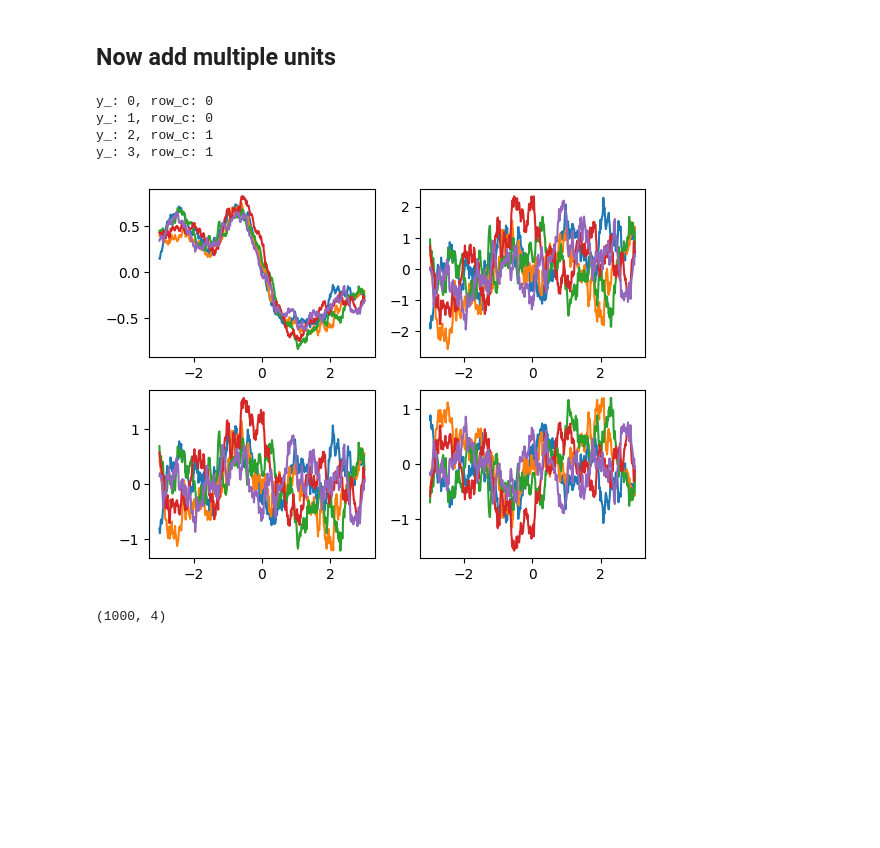
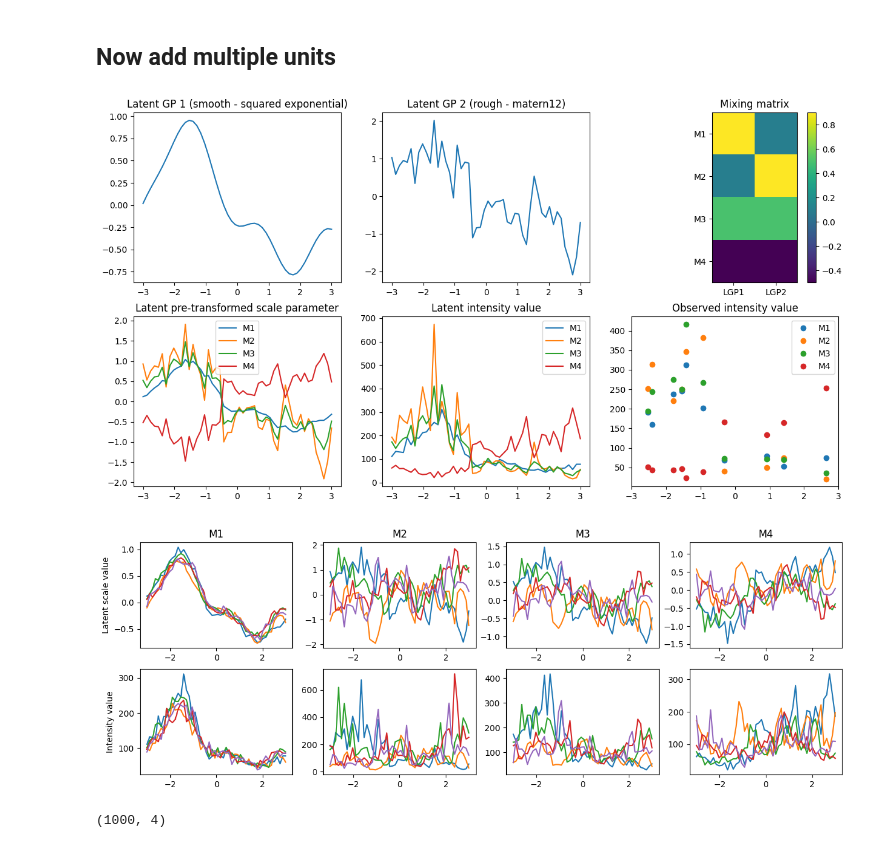
Before and after one commit to omicsEye/waveome, a Jupyter notebook: multioutput/multioutput_simulation.ipynb, the cells around one changed output. Drawn from its saved outputs; the diff is of its cells as text; code cells hidden in the pictures; blank space fills up the shorter version.

Commit message:
Update notebooks for multioutput work

```diff
--- a/multioutput/multioutput_simulation.ipynb
+++ b/multioutput/multioutput_simulation.ipynb
@@ -23,18 +23,18 @@ w_matrix = np.array([[0.9, 0.1],[0.1, 0.9],[.5, .5], [-.5, -.5]])
 
 
 # Input points
-x_grid = np.linspace(start=-3, stop=3, num=1000).reshape(-1, 1)
-n_obs = 100
+x_grid = np.linspace(start=-3, stop=3, num=2000).reshape(-1, 1)
+n_obs = 20
 
 # Inference in latent space
-np.random.seed(0)
+np.random.seed(9102)
 lrv1 = np.random.multivariate_normal(
     mean=np.zeros_like(x_grid.flatten()),
     cov=k1.K(x_grid),
     size=1
 ).T
 # Just make sin function for now
-lrv1 = np.sin(x_grid).reshape(-1, 1)
+# lrv1 = np.sin(x_grid).reshape(-1, 1)
 
 lrv2 = np.random.multivariate_normal(
     mean=np.zeros_like(x_grid.flatten()),
@@ -402,7 +402,7 @@ for i in range(num_gps):
 k1_ind = gpflow.kernels.SquaredExponential(active_dims=[1])
 k2_ind = kernels.Categorical(active_dims=[0]) * gpflow.kernels.Matern12(variance=1., lengthscales=0.5, active_dims=[1])
 
-x_grid = np.linspace(start=-3, stop=3, num=500).reshape(-1, 1)
+x_grid = np.linspace(start=-3, stop=3, num=50).reshape(-1, 1)
 w_matrix = np.array([[0.9, 0.1],[0.1, 0.9],[.5, .5], [-.5, -.5]])
 ids = np.arange(start=1, stop=6)
 id_grid = np.repeat(ids, len(x_grid)).reshape(-1, 1)
@@ -426,21 +426,66 @@ lrv2_multi = np.random.multivariate_normal(
     size=1
 ).T
 
-multi_y = (w_matrix @ np.concatenate((lrv1_multi, lrv2_multi), axis=1).T).T
-multi_y = np.random.gamma(shape=100., scale=np.exp(multi_y))
+multi_mu = (w_matrix @ np.concatenate((lrv1_multi, lrv2_multi), axis=1).T).T
+multi_y = np.random.gamma(shape=100., scale=np.exp(multi_mu))
+# %%
+n_obs=10
+figs, axs = plt.subplots(2, 3, figsize=(15, 8))
+axs[0, 0].plot(multi_x_grid[:50, 1], lrv1_multi[:50])
+axs[0, 0].set_title("Latent GP 1 (smooth - squared exponential)")
+axs[0, 1].plot(multi_x_grid[:50, 1], lrv2_multi[:50])
+axs[0, 1].set_title("Latent GP 2 (rough - matern12)")
+axs[0, 2].imshow(w_matrix)
+axs[0, 2].set_title("Mixing matrix")
+axs[0, 2].set_yticks([0, 1, 2, 3])
+axs[0, 2].set_yticklabels(["M1", "M2", "M3", "M4"])
+axs[0, 2].set_xticks([0, 1])
+axs[0, 2].set_xticklabels(["LGP1", "LGP2"])
+plt.colorbar(axs[0, 2].imshow(w_matrix), ax=axs[0, 2])
+
+# Now plot the combined GPs
+axs[1, 0].plot(multi_x_grid[:50, 1], multi_mu[:50,:], label=["M1", "M2", "M3", "M4"])
+axs[1, 0].set_title("Latent pre-transformed scale parameter")
+axs[1, 0].legend()
+# obs_out = np.random.gamma(shape=100., scale=np.exp(y_out))
+axs[1, 1].plot(x_grid, multi_y[:50, :], label=["M1", "M2", "M3", "M4"])
+axs[1, 1].set_title("Latent intensity value")
+axs[1, 1].legend()
+
+# Subset observations
+sub_idx = np.random.choice(a=range(len(multi_x_grid[:50,1])), size=n_obs, replace=False)
+axs[1, 2].plot(multi_x_grid[:50,:][sub_idx,1],
+               multi_y[:50,:][sub_idx,:],
+               'o', label=["M1", "M2", "M3", "M4"])
+axs[1, 2].set_xlim((-3, 3))
+axs[1, 2].legend()
+axs[1, 2].set_title("Observed intensity value")
+plt.show()
+# %% [output]
+[figure, added]
 # %%
-figs, axs = plt.subplots(2, 2)
+figs, axs = plt.subplots(2, 4, figsize=(15, 5))
 row_c = 0
+# for y_ in range(multi_y.shape[1]):
+#     print(f"y_: {y_}, row_c: {row_c}")
+#     for i in np.unique(id_grid):
+#         axs[row_c % 2, y_ % 2].plot(multi_x_grid[multi_x_grid[:,0] == i, 1], multi_y[multi_x_grid[:, 0] == i, y_])
+#     if y_ == 1:
+#         row_c += 1
 for y_ in range(multi_y.shape[1]):
-    print(f"y_: {y_}, row_c: {row_c}")
     for i in np.unique(id_grid):
-        axs[row_c % 2, y_ % 2].plot(multi_x_grid[multi_x_grid[:,0] == i, 1], multi_y[multi_x_grid[:, 0] == i, y_])
-    if y_ == 1:
-        row_c += 1
+        axs[0, y_].plot(multi_x_grid[multi_x_grid[:,0] == i, 1], multi_mu[multi_x_grid[:, 0] == i, y_])
+for y_ in range(multi_y.shape[1]):
+    for i in np.unique(id_grid):
+        axs[1, y_].plot(multi_x_grid[multi_x_grid[:,0] == i, 1], multi_y[multi_x_grid[:, 0] == i, y_])
+
+axs[0, 0].set_ylabel("Latent scale value")
+axs[1, 0].set_ylabel("Intensity value")
+axs[0, 0].set_title("M1")
+axs[0, 1].set_title("M2")
+axs[0, 2].set_title("M3")
+axs[0, 3].set_title("M4")
+plt.show()
 # %% [output]
-y_: 0, row_c: 0
-y_: 1, row_c: 0
-y_: 2, row_c: 1
-y_: 3, row_c: 1
-[figure, old version]
+[figure, new version]
 # %%
```
Also changed, not shown: parts of 20 cells of this notebook, 3 other files.
